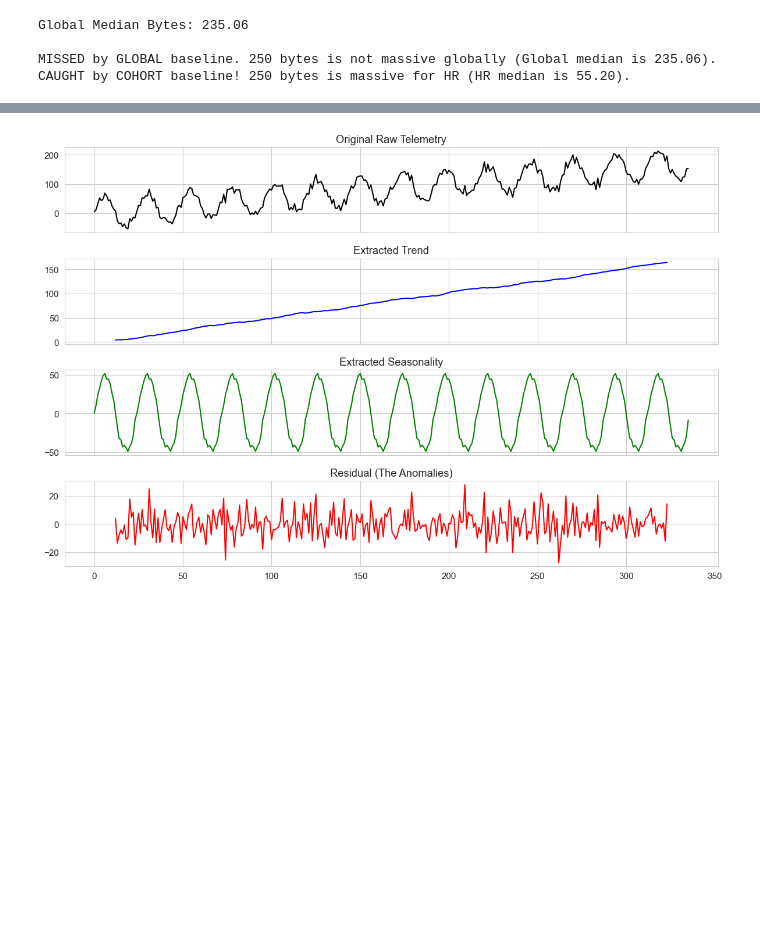
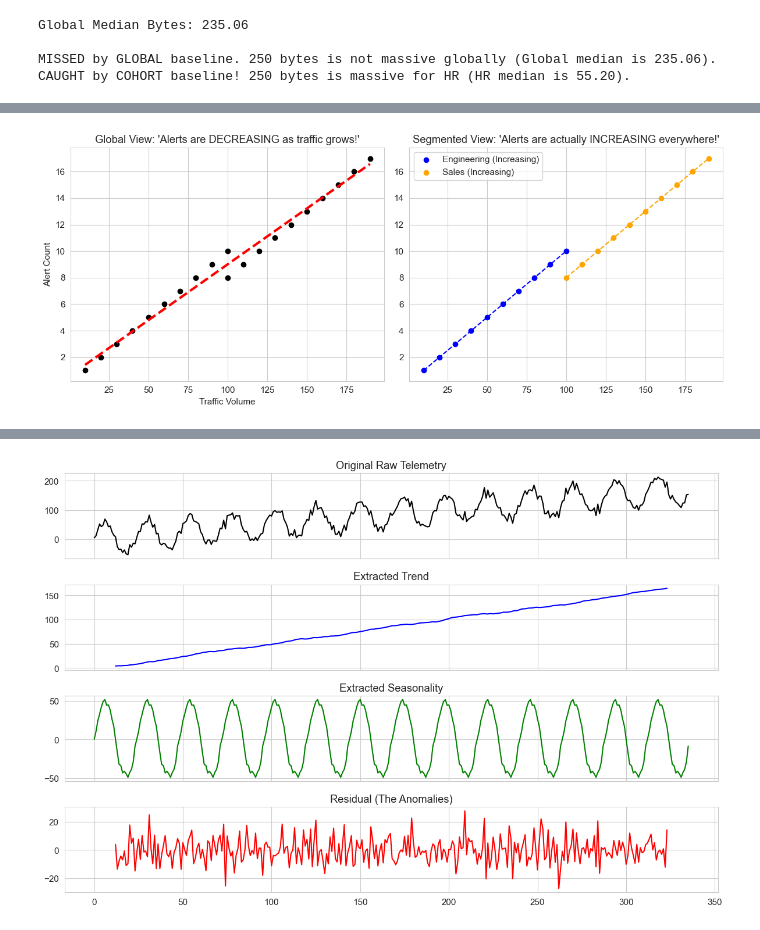
Before and after one commit to Btlyons1/Data-Science-For-Security-Engineers, a Jupyter notebook: Data_Science_for_Security_Engineers.ipynb, the cells around one changed output, grey strips where cells are left out. Cells and saved outputs as stored; diff of their text form; code cells hidden in the pictures; blank space fills up the shorter version.

```diff
--- a/Data_Science_for_Security_Engineers.ipynb
+++ b/Data_Science_for_Security_Engineers.ipynb
@@ -3087,3 +3263,38 @@ If you combine all endpoints (Workstations + Servers) and calculate correlation,
+# %%
+import pandas as pd
+import numpy as np
+import matplotlib.pyplot as plt
+
+data = pd.DataFrame({
+    'Department': ['Engineering']*10 + ['Sales']*10,
+    'Traffic_Volume': [10, 20, 30, 40, 50, 60, 70, 80, 90, 100] + [100, 110, 120, 130, 140, 150, 160, 170, 180, 190],
+    'Alert_Count': [1, 2, 3, 4, 5, 6, 7, 8, 9, 10] + [8, 9, 10, 11, 12, 13, 14, 15, 16, 17]
+})
+
+fig, axes = plt.subplots(1, 2, figsize=(12, 5))
+m, b = np.polyfit(data['Traffic_Volume'], data['Alert_Count'], 1)
+axes[0].scatter(data['Traffic_Volume'], data['Alert_Count'], color='black')
+axes[0].plot(data['Traffic_Volume'], m*data['Traffic_Volume'] + b, color='red', linestyle='--', lw=3)
+axes[0].set_title("Global View: 'Alerts are DECREASING as traffic grows!'")
+axes[0].set_ylabel("Alert Count"); axes[0].set_xlabel("Traffic Volume")
+
+eng = data[data['Department'] == 'Engineering']
+sales = data[data['Department'] == 'Sales']
+
+axes[1].scatter(eng['Traffic_Volume'], eng['Alert_Count'], color='blue', label='Engineering (Increasing)')
+m_e, b_e = np.polyfit(eng['Traffic_Volume'], eng['Alert_Count'], 1)
+axes[1].plot(eng['Traffic_Volume'], m_e*eng['Traffic_Volume'] + b_e, color='blue', linestyle='--')
+
+axes[1].scatter(sales['Traffic_Volume'], sales['Alert_Count'], color='orange', label='Sales (Increasing)')
+m_s, b_s = np.polyfit(sales['Traffic_Volume'], sales['Alert_Count'], 1)
+axes[1].plot(sales['Traffic_Volume'], m_s*sales['Traffic_Volume'] + b_s, color='orange', linestyle='--')
+
+axes[1].set_title("Segmented View: 'Alerts are actually INCREASING everywhere!'")
+axes[1].legend()
+plt.tight_layout()
+plt.show()
+# %% [output]
+[figure, added]
 # %% [markdown]
 <a id='chapter-28'></a>
 # Chapter 28: Time Series Basics
```
Also changed, not shown: parts of 145 cells of this notebook, 18 other files.
